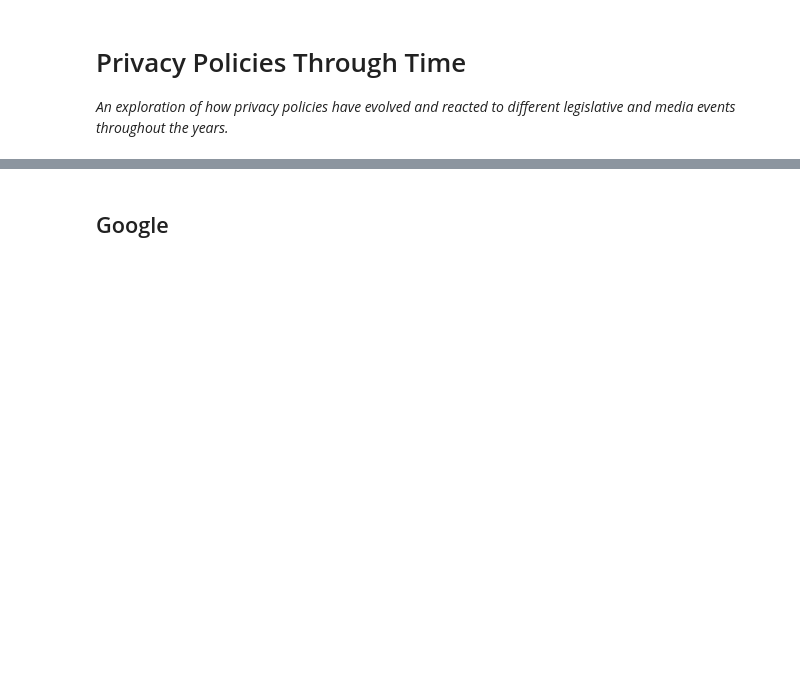
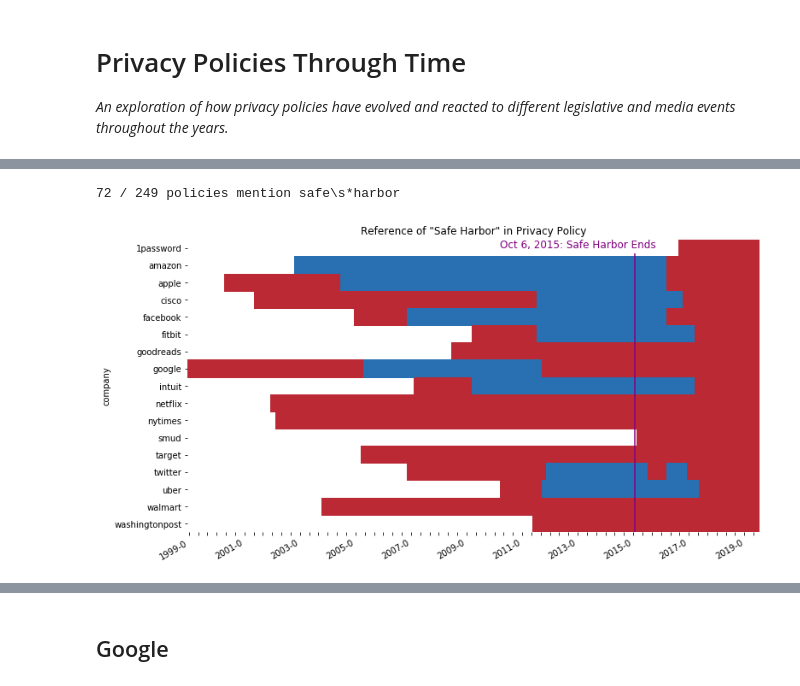
Before and after one commit to workmanjack/privacy-policies-through-time, a Jupyter notebook: notebooks/privacy-policies-through-time.ipynb, the cells around one changed output, grey strips where cells are left out. Saved outputs shown, nothing was run; the diff lists cells and outputs as text; code cells hidden in the pictures; blank space fills up the shorter version.

```diff
--- a/notebooks/privacy-policies-through-time.ipynb
+++ b/notebooks/privacy-policies-through-time.ipynb
@@ -215,0 +325,11 @@ fig.autofmt_xdate()
+# %%
+safeharbor, filter_col = key_match_data(df, 'safe\s*harbor')
+result = prepare_heatmap_data(df_copy, 'company', 'policy_date', filter_col)
+result.head()
+ax = policy_heatmap(result, 'Reference of "Safe Harbor" in Privacy Policy')
+# add vertical line for safe harbor
+_ = ax.vlines(193, .8, 20, color='purple')
+_ = plt.text(135, 0.5, 'Oct 6, 2015: Safe Harbor Ends', color='purple', fontsize=12)
+# %% [output]
+72 / 249 policies mention safe\s*harbor
+[figure, added]
```
Also changed, not shown: parts of 70 cells of this notebook.
